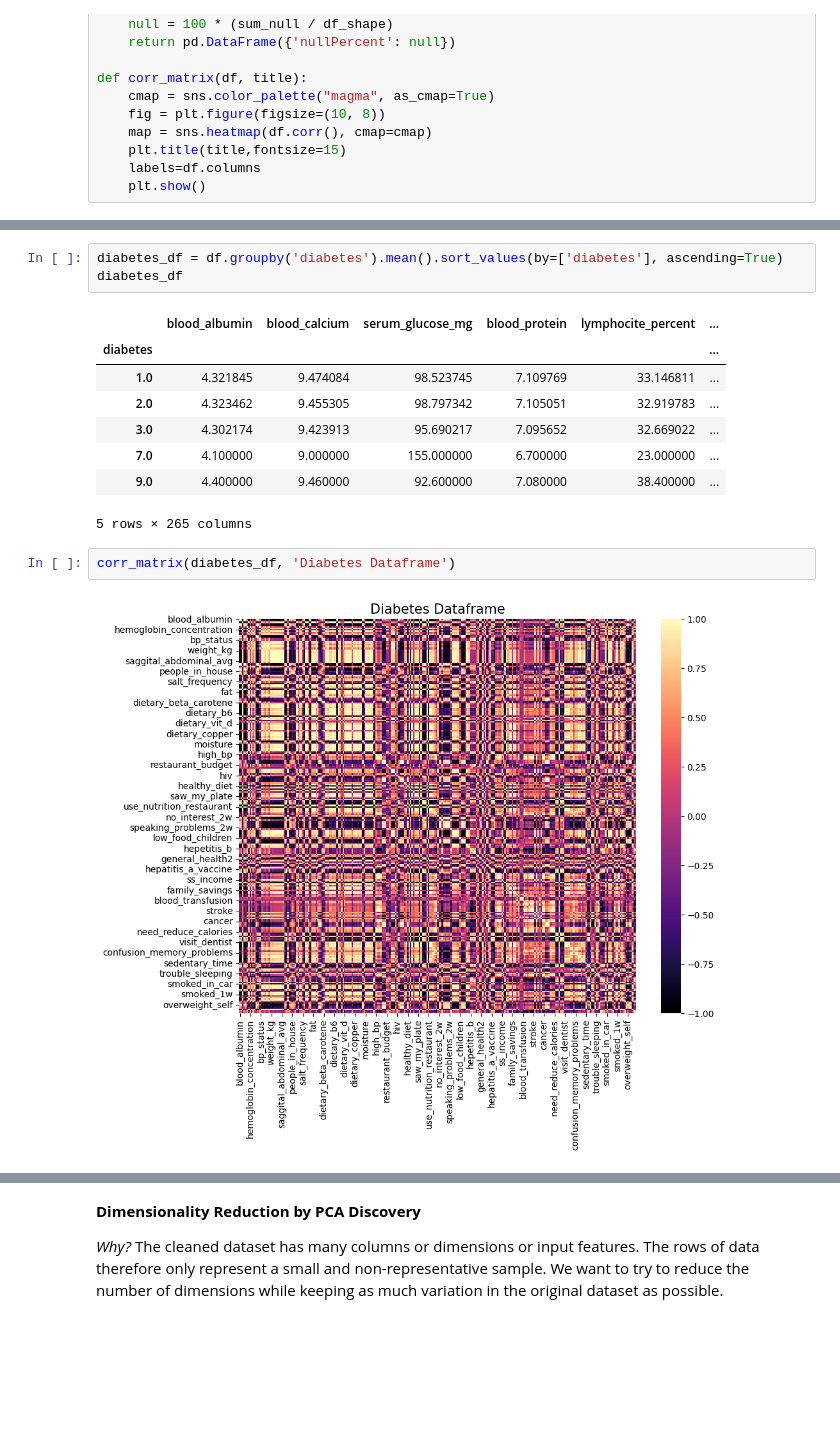
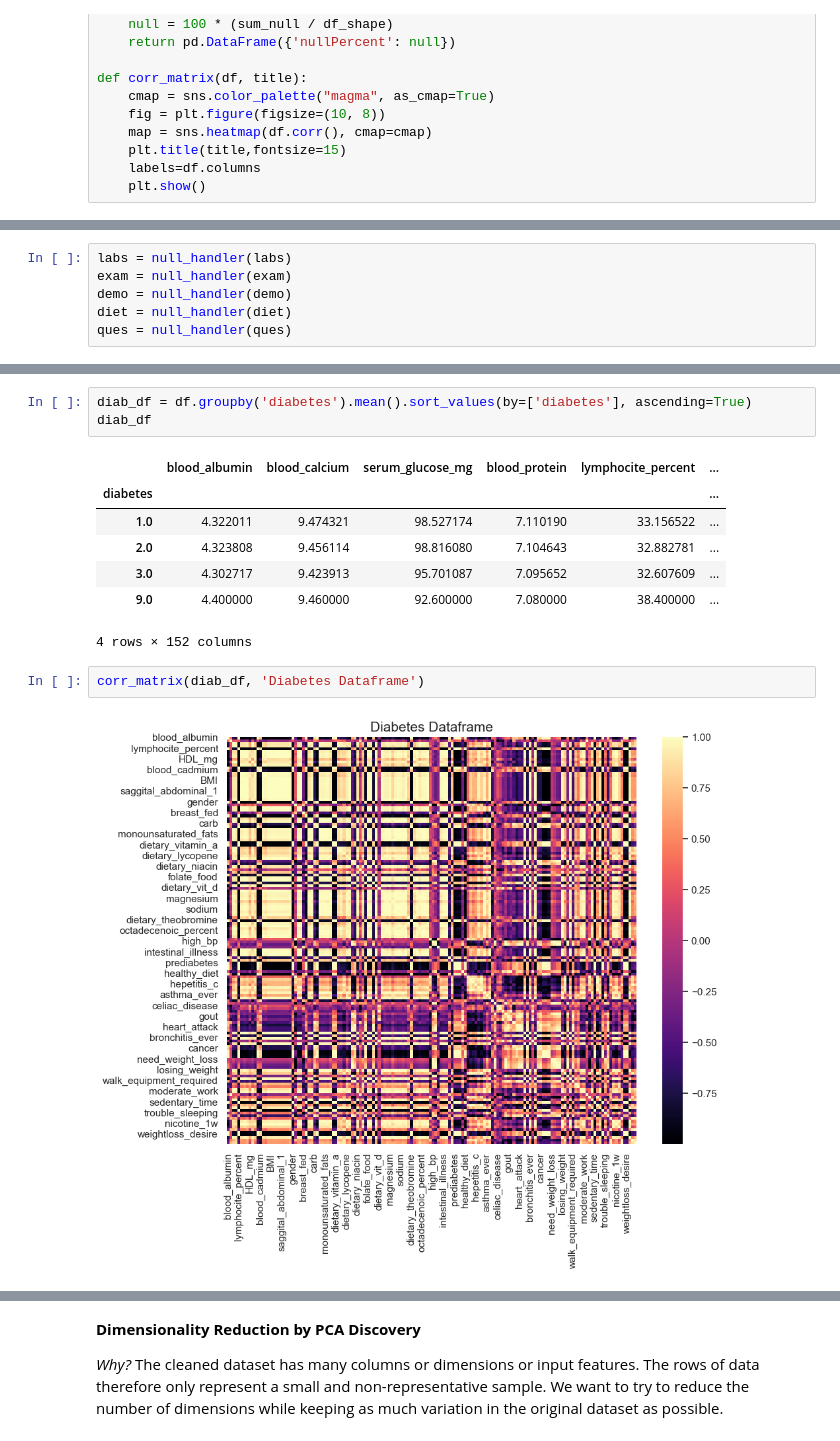
Before and after one commit to ErinPhillips/data_mining_midterm, a Jupyter notebook: diabetes.ipynb, the cells around one changed output, grey strips where cells are left out. Cells and saved outputs as stored; diff of their text form; blank space fills up the shorter version.

```diff
--- a/diabetes.ipynb
+++ b/diabetes.ipynb
@@ -73,0 +257,6 @@ def corr_matrix(df, title):
+# %%
+labs = null_handler(labs)
+exam = null_handler(exam)
+demo = null_handler(demo)
+diet = null_handler(diet)
+ques = null_handler(ques)
@@ -499,19 +317,18 @@ df.head()
 # %%
-diabetes_df = df.groupby('diabetes').mean().sort_values(by=['diabetes'], ascending=True)
-diabetes_df
+diab_df = df.groupby('diabetes').mean().sort_values(by=['diabetes'], ascending=True)
+diab_df
 # %% [output]
 |  | blood_albumin | blood_calcium | serum_glucose_mg | blood_protein | lymphocite_percent | ... |
 | diabetes |  |  |  |  |  | ... |
-| 1.0 | 4.321845 | 9.474084 | 98.523745 | 7.109769 | 33.146811 | ... |
-| 2.0 | 4.323462 | 9.455305 | 98.797342 | 7.105051 | 32.919783 | ... |
-| 3.0 | 4.302174 | 9.423913 | 95.690217 | 7.095652 | 32.669022 | ... |
-| 7.0 | 4.100000 | 9.000000 | 155.000000 | 6.700000 | 23.000000 | ... |
+| 1.0 | 4.322011 | 9.474321 | 98.527174 | 7.110190 | 33.156522 | ... |
+| 2.0 | 4.323808 | 9.456114 | 98.816080 | 7.104643 | 32.882781 | ... |
+| 3.0 | 4.302717 | 9.423913 | 95.701087 | 7.095652 | 32.607609 | ... |
 | 9.0 | 4.400000 | 9.460000 | 92.600000 | 7.080000 | 38.400000 | ... |
-5 rows × 265 columns
+4 rows × 152 columns
 # %%
-corr_matrix(diabetes_df, 'Diabetes Dataframe')
+corr_matrix(diab_df, 'Diabetes Dataframe')
 # %% [output]
-[figure, old version]
+[figure, new version]
 # %%
 glyco_df = df.groupby('glyco_hemoglobin').mean().sort_values(by=['glyco_hemoglobin'], ascending=True)
 glyco_df.head()
```
Also changed, not shown: parts of 19 cells of this notebook.
